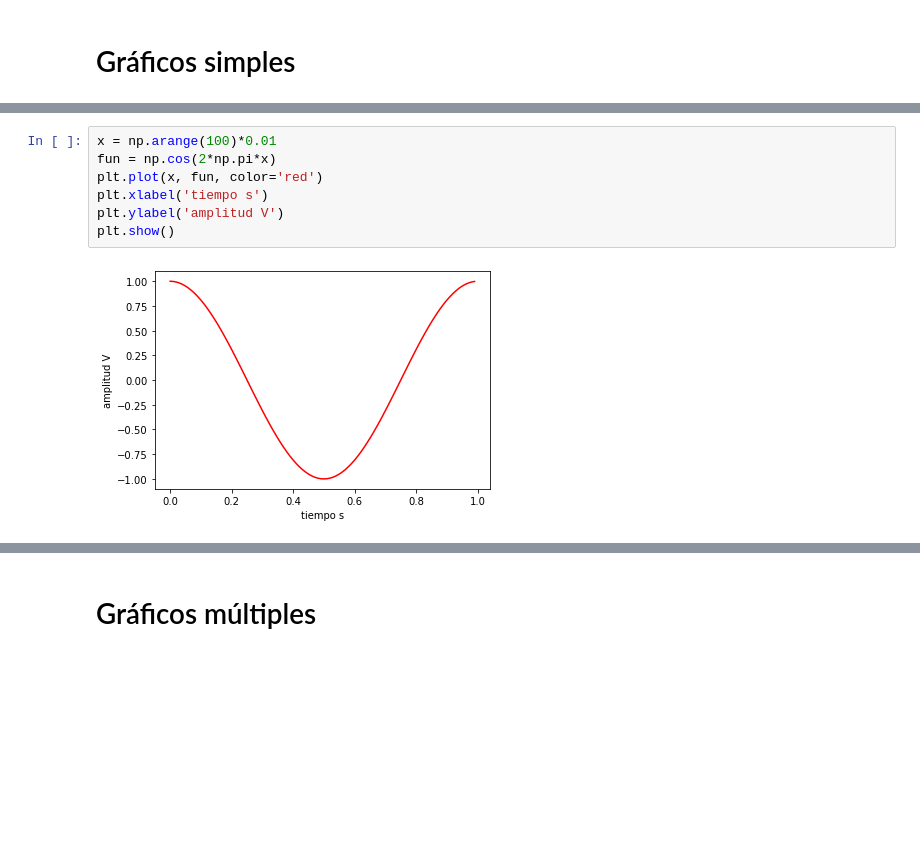
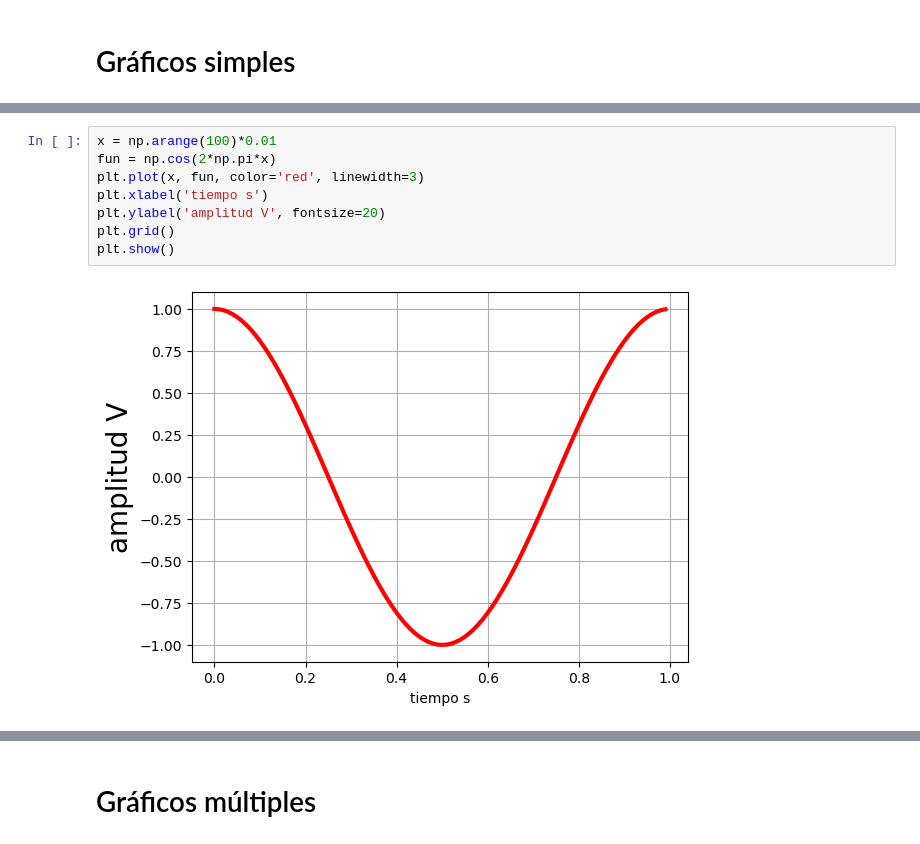
Before and after one commit to fleaman-udec/introduccion-python, a Jupyter notebook: IPCD-04-VisualizacionDatos.ipynb, the cells around one changed output, grey strips where cells are left out. Drawn from its saved outputs; the diff is of its cells as text; blank space fills up the shorter version.

```diff
--- a/IPCD-04-VisualizacionDatos.ipynb
+++ b/IPCD-04-VisualizacionDatos.ipynb
@@ -22,12 +30,13 @@ plt.show()
 # %%
 x = np.arange(100)*0.01
 fun = np.cos(2*np.pi*x)
-plt.plot(x, fun, color='red')
+plt.plot(x, fun, color='red', linewidth=3)
 plt.xlabel('tiempo s')
-plt.ylabel('amplitud V')
+plt.ylabel('amplitud V', fontsize=20)
+plt.grid()
 plt.show()
 # %% [output]
-[figure, old version]
+[figure, new version]
 # %%
 fun2 = np.cos(2*5*np.pi*x)
 plt.plot(x, fun, color='red', label='1 Hz')
```
Also changed, not shown: parts of 16 cells of this notebook, 3 other files.
